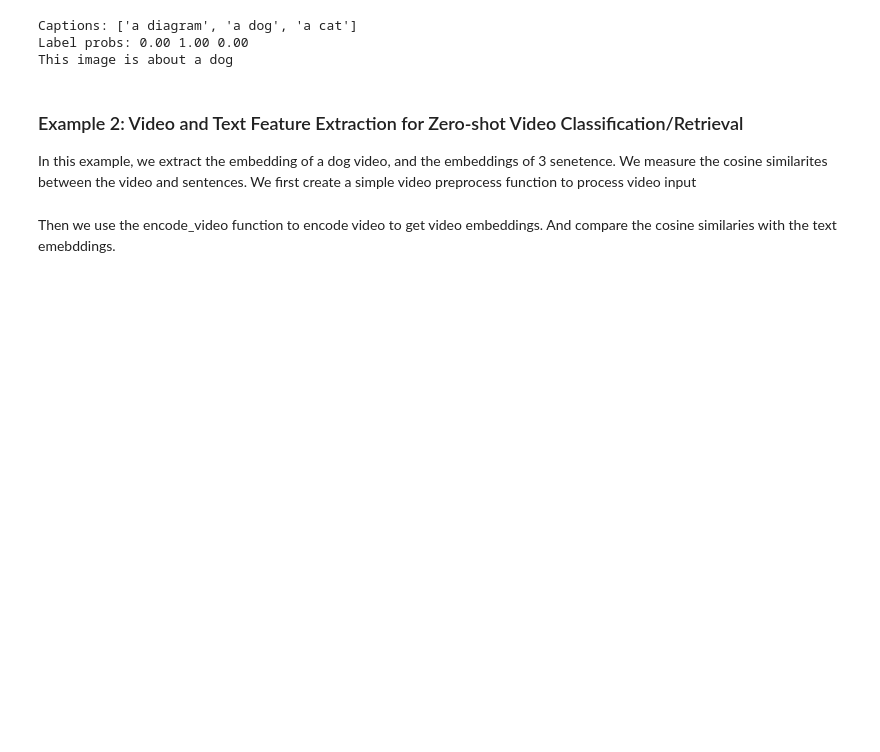
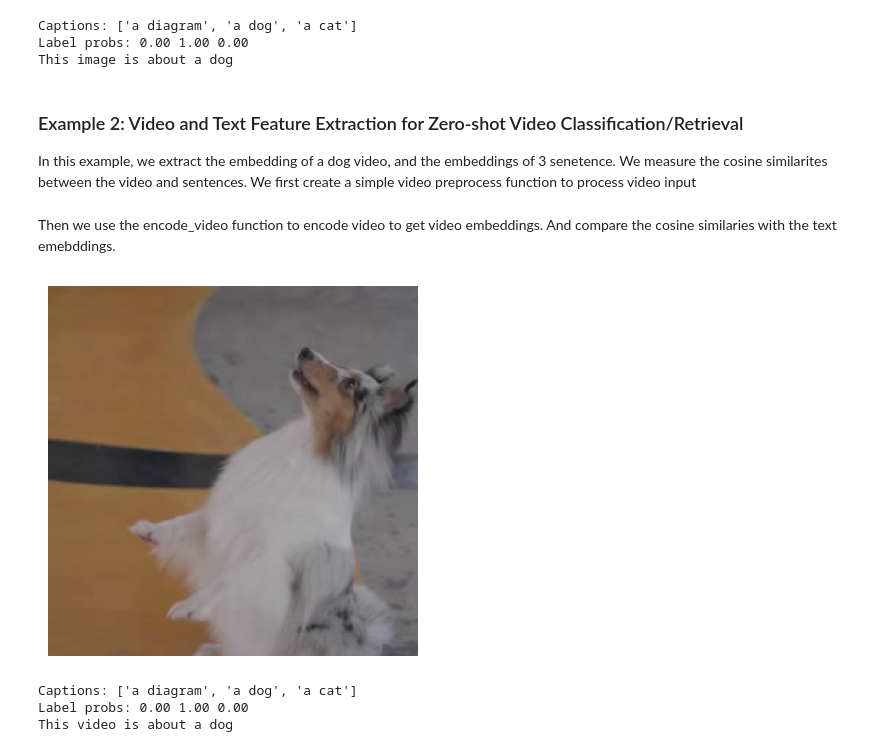
Before and after one commit to 0bi0n3/perception_models_META, a Jupyter notebook: apps/pe/docs/pe_demo.ipynb, the cells around one changed output. Cells and saved outputs as stored; diff of their text form; code cells hidden in the pictures; blank space fills up the shorter version.

```diff
--- a/apps/pe/docs/pe_demo.ipynb
+++ b/apps/pe/docs/pe_demo.ipynb
@@ -120,20 +120,25 @@ def preprocess_video(video_path, num_frames=8, transform=None, return_first_fram
 # %% [markdown]
 Then we use the encode_video function to encode video to get video embeddings. And compare the cosine similaries with the text emebddings.
 # %%
-video, first_frame = preprocess_video("./apps/pe/docs/assets/dog.mp4", 8, transform=preprocess)
+video, first_frame = preprocess_video("./assets/dog.mp4", 8, transform=preprocess)
 video = video.unsqueeze(0).to(device)
 text = tokenizer(["a diagram", "a dog", "a cat"]).to(device)
 
 with torch.no_grad():
     image_features = model.encode_video(video)
     text_features = model.encode_text(text)
     image_features /= image_features.norm(dim=-1, keepdim=True)
     text_features /= text_features.norm(dim=-1, keepdim=True)
     text_probs = (100.0 * image_features @ text_features.T).softmax(dim=-1).cpu().numpy()[0]
 
 plt.imshow(Image.fromarray(first_frame))
 plt.axis('off')
 plt.show()
 print("Captions:", captions)
 print("Label probs:", ' '.join(['{:.2f}'.format(prob) for prob in text_probs]))  # prints: [[0.00, 1.00, 0.00]]
 print(f"This video is about {captions[text_probs.argmax()]}")
+# %% [output]
+[figure, added]
+Captions: ['a diagram', 'a dog', 'a cat']
+Label probs: 0.00 1.00 0.00
+This video is about a dog
```
Also changed, not shown: 3 other files.
